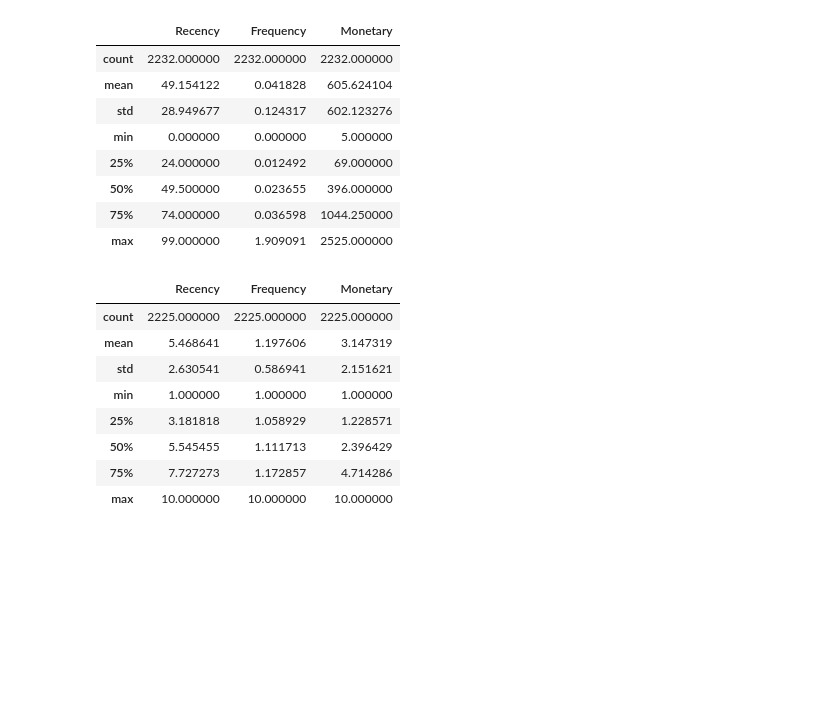
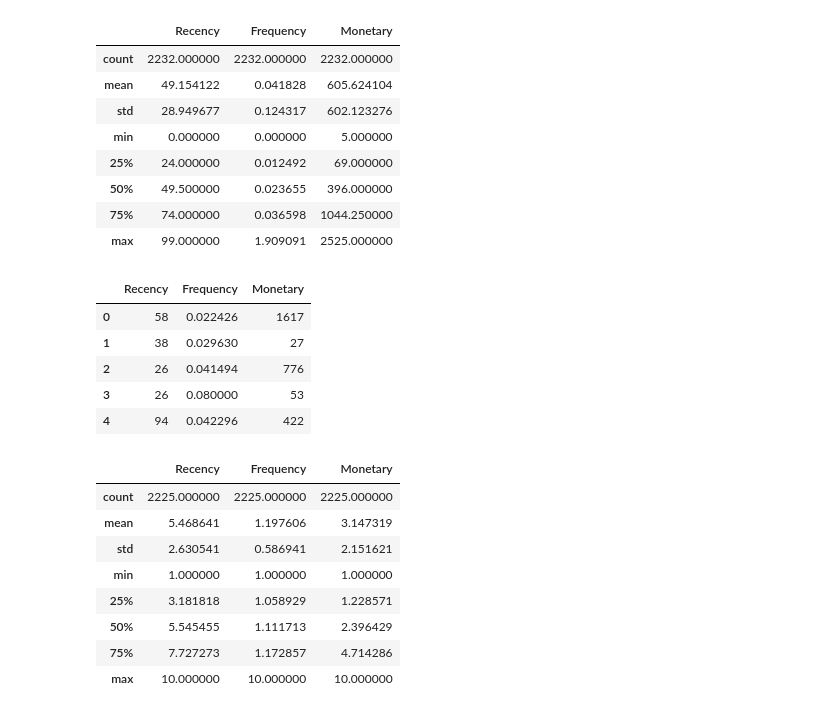
Before and after one commit to Mobusshar/data-mining-project-msc-oulu-2024, a Jupyter notebook: main_code.ipynb, the cells around one changed output. Drawn from its saved outputs; the diff is of its cells as text; code cells hidden in the pictures; blank space fills up the shorter version.

```diff
--- a/main_code.ipynb
+++ b/main_code.ipynb
@@ -1009,6 +1009,15 @@ rfm_scores.describe()
 | 50% | 49.500000 | 0.023655 | 396.000000 |
 | 75% | 74.000000 | 0.036598 | 1044.250000 |
 | max | 99.000000 | 1.909091 | 2525.000000 |
+# %%
+rfm_scores.head()
+# %% [output]
+|  | Recency | Frequency | Monetary |
+| 0 | 58 | 0.022426 | 1617 |
+| 1 | 38 | 0.029630 | 27 |
+| 2 | 26 | 0.041494 | 776 |
+| 3 | 26 | 0.080000 | 53 |
+| 4 | 94 | 0.042296 | 422 |
 # %%
 from sklearn.preprocessing import MinMaxScaler
 # %%
```
Also changed, not shown: parts of 2 cells of this notebook.
